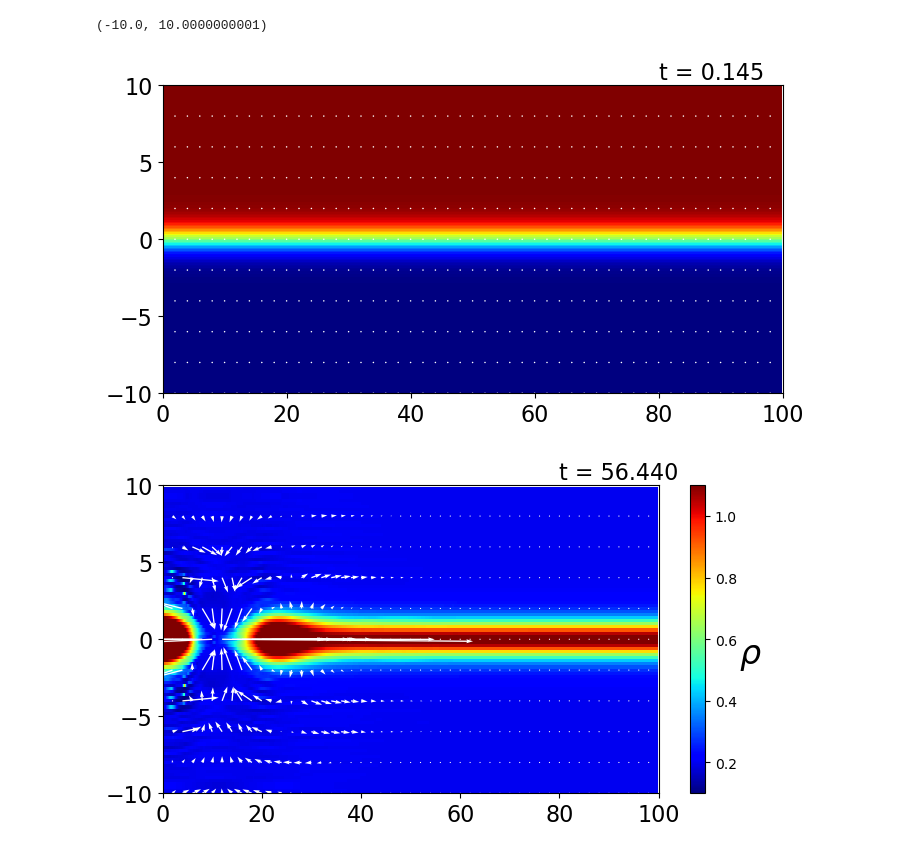
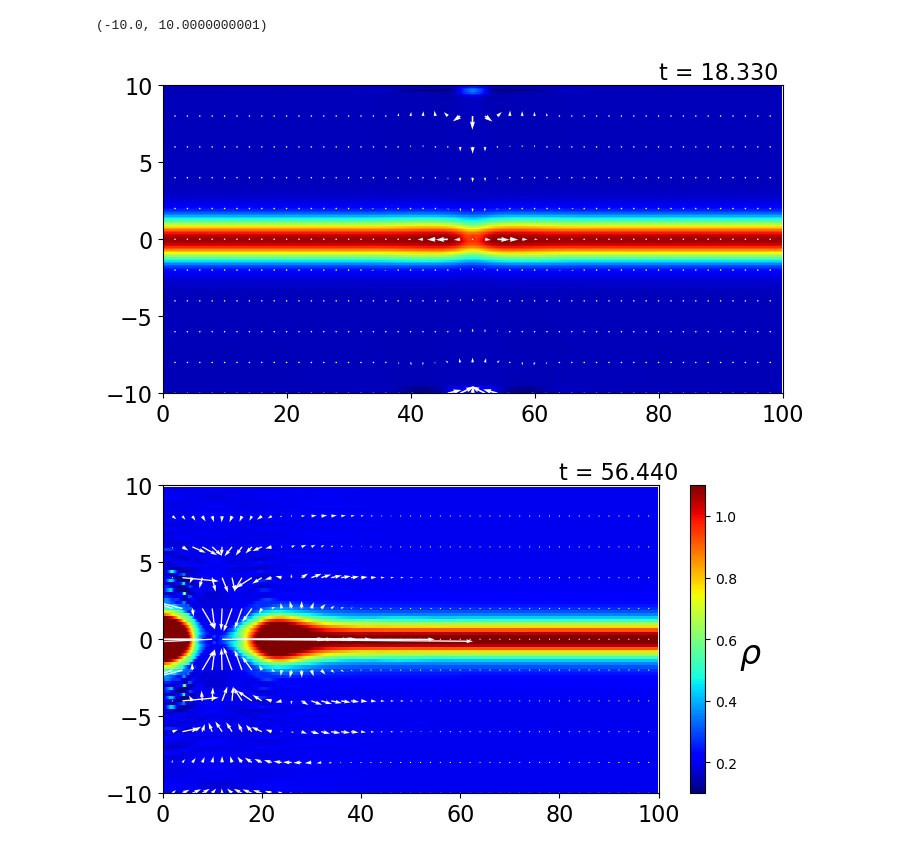
Before and after one commit to keita-akutagawa/ResistiveMHD_GPU, a Jupyter notebook: examples_2D/Petscheck/Petscheck.ipynb, the cells around one changed output. Drawn from its saved outputs; the diff is of its cells as text; code cells hidden in the pictures.

```diff
--- a/examples_2D/Petscheck/Petscheck.ipynb
+++ b/examples_2D/Petscheck/Petscheck.ipynb
@@ -57,40 +57,40 @@ ax1 = fig.add_subplot(111)
 
 log = np.loadtxt("log_Petscheck.txt", delimiter=',')
 dirname = "results"
-step = 100
+step = 1300
 filename = f"{dirname}/Petscheck_{step}.bin"
 with open(filename, 'rb') as f:
     U = np.fromfile(f, dtype=np.float64)
 U = U.reshape(nx, ny, 8).T
 
 rho = U[0, :, :]
 u = U[1, :, :] / rho
 v = U[2, :, :] / rho
 w = U[3, :, :] / rho
 Bx = U[4, :, :]
 By = U[5, :, :]
 Bz = U[6, :, :]
 e = U[7, :, :]
 p = (gamma-1) * (e - rho*(u**2+v**2+w**2)/2 - (Bx**2+By**2+Bz**2)/2)
 magnetic_pressure = 1/2 * (Bx**2+By**2+Bz**2)
 pT = p + magnetic_pressure
 
-contour = ax1.pcolormesh(X, Y, Bx / B0, vmin=-1.0, vmax=1.0, cmap='jet')
+contour = ax1.pcolormesh(X, Y, rho, cmap='jet')
 if step == 0:
     cbar = plt.colorbar(contour, ax=ax1)
     cbar.set_label(r"$\rho$", fontsize=24, rotation=0, labelpad=10)
 quiver_interval = 20
 ax1.quiver(X[::quiver_interval, ::quiver_interval], Y[::quiver_interval, ::quiver_interval],
         u[::quiver_interval, ::quiver_interval], v[::quiver_interval, ::quiver_interval],
         scale=2.0, color='white')
 
 ax1.text(0.8, 1.02, f"t = {log[int(step/100)][1]:.3f}", transform=ax1.transAxes, fontsize=16)
 ax1.tick_params(labelsize=16)
 ax1.set_xlim(0.0, x_max+1e-10)
 ax1.set_ylim(-y_max, y_max+1e-10)
 # %% [output]
 (-10.0, 10.0000000001)
-[figure, old version]
+[figure, new version]
 # %%
 fig = plt.figure(figsize=(8, 4))
 ax1 = fig.add_subplot(111)
```
Also changed, not shown: 1 other file.
